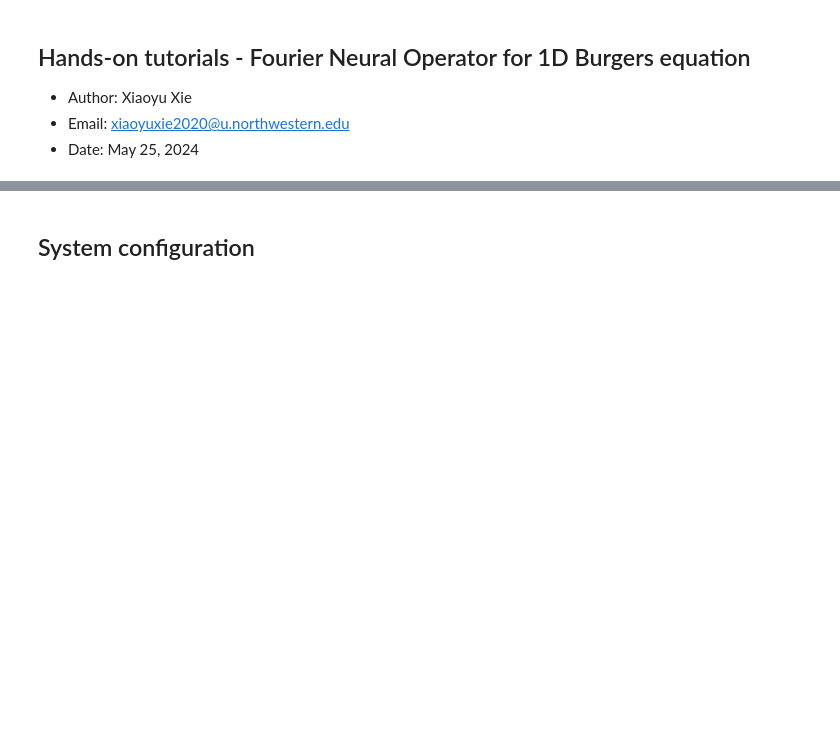
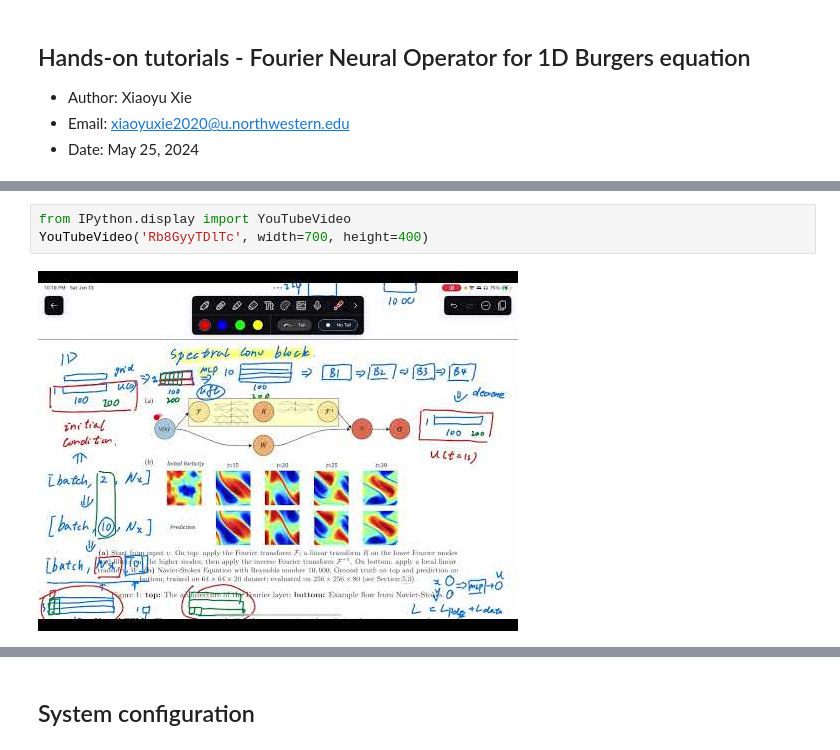
Before and after one commit to xiaoyuxie-vico/Sci-ML-Book, a Jupyter notebook: _sources/FNO/FNO-1D/FNO-1D.ipynb, the cells around one changed output, grey strips where cells are left out. Saved outputs shown, nothing was run; the diff lists cells and outputs as text; blank space fills up the shorter version.

```diff
--- a/_sources/FNO/FNO-1D/FNO-1D.ipynb
+++ b/_sources/FNO/FNO-1D/FNO-1D.ipynb
@@ -6,0 +16,5 @@
+# %%
+from IPython.display import YouTubeVideo
+YouTubeVideo('Rb8GyyTDlTc', width=700, height=400)
+# %% [output]
+[figure, added]
```
Also changed, not shown: parts of 12 cells of this notebook, 9 other files.
